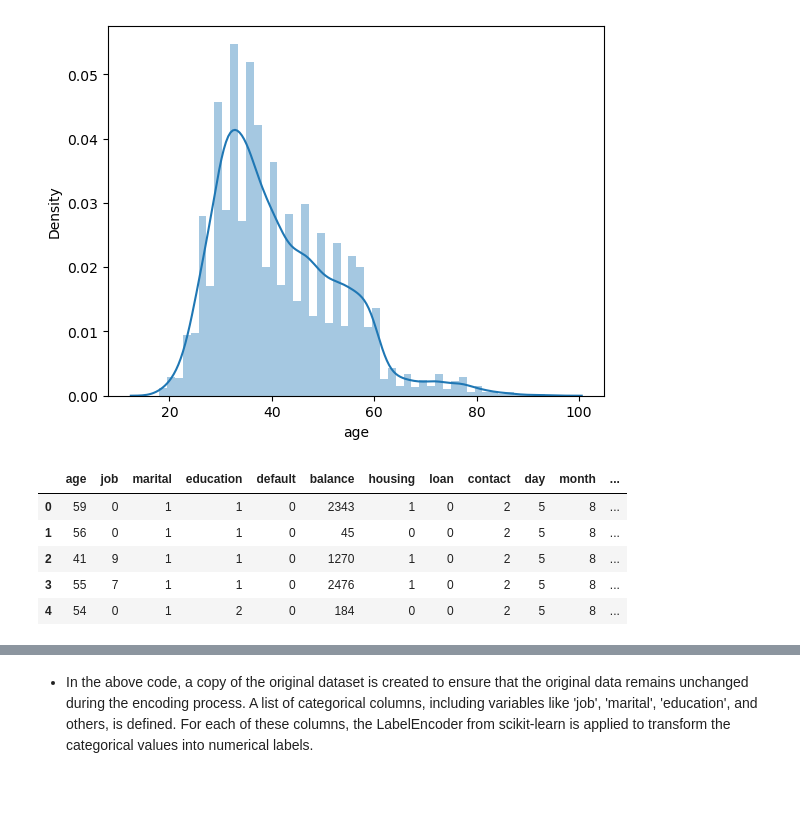
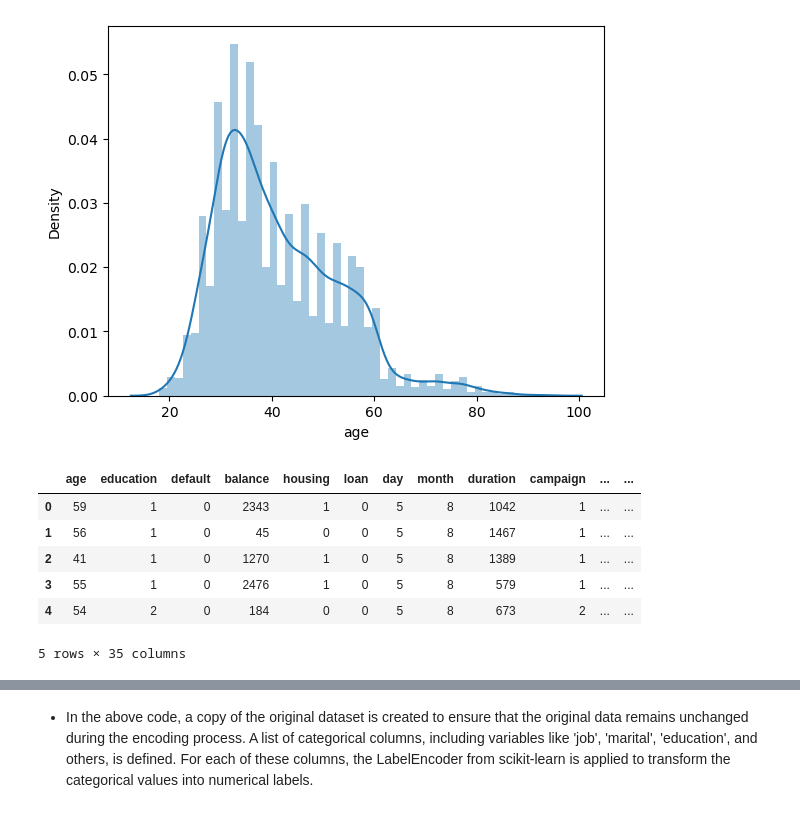
Before and after one commit to HermelaDev/PRODIGY_DS_03, a Jupyter notebook: bank.ipynb, the cells around one changed output, grey strips where cells are left out. Saved outputs shown, nothing was run; the diff lists cells and outputs as text; code cells hidden in the pictures.

```diff
--- a/bank.ipynb
+++ b/bank.ipynb
@@ -245,23 +249,28 @@ sns.distplot(df['age'])
 <Axes: xlabel='age', ylabel='Density'>
 [figure]
 # %%
-# Create a copy of the dataset for encoding
+from sklearn.preprocessing import LabelEncoder
+from sklearn.preprocessing import OneHotEncoder
+
+# Create a copy of the original dataframe
 df_encoded = df.copy()
 
-# List of columns to be encoded
-categorical_columns = ['job', 'marital', 'education', 'default', 'housing', 'loan', 'contact', 'month', 'poutcome', 'deposit']
+# Label Encoding for ordered or binary columns
+label_columns = ['education', 'deposit', 'default', 'housing', 'loan', 'month']
+for col in label_columns:
+    le = LabelEncoder()
+    df_encoded[col] = le.fit_transform(df_encoded[col])
 
-# Apply Label Encoding
-for col in categorical_columns:
-    le = LabelEncoder()
-    df_encoded[col] = le.fit_transform(df_encoded[col])  # Apply transformation to df_encoded
+# One-Hot Encoding for unordered categorical columns
+df_encoded = pd.get_dummies(df_encoded, columns=['job', 'marital', 'contact', 'poutcome'])
 
-# Displaying the first few rows of the encoded dataset
+# Show the encoded dataframe
 df_encoded.head()
 # %% [output]
-|  | age | job | marital | education | default | balance | housing | loan | contact | day | month | ... |
-| 0 | 59 | 0 | 1 | 1 | 0 | 2343 | 1 | 0 | 2 | 5 | 8 | ... |
-| 1 | 56 | 0 | 1 | 1 | 0 | 45 | 0 | 0 | 2 | 5 | 8 | ... |
-| 2 | 41 | 9 | 1 | 1 | 0 | 1270 | 1 | 0 | 2 | 5 | 8 | ... |
-| 3 | 55 | 7 | 1 | 1 | 0 | 2476 | 1 | 0 | 2 | 5 | 8 | ... |
-| 4 | 54 | 0 | 1 | 2 | 0 | 184 | 0 | 0 | 2 | 5 | 8 | ... |
+|  | age | education | default | balance | housing | loan | day | month | duration | campaign | ... | ... |
+| 0 | 59 | 1 | 0 | 2343 | 1 | 0 | 5 | 8 | 1042 | 1 | ... | ... |
+| 1 | 56 | 1 | 0 | 45 | 0 | 0 | 5 | 8 | 1467 | 1 | ... | ... |
+| 2 | 41 | 1 | 0 | 1270 | 1 | 0 | 5 | 8 | 1389 | 1 | ... | ... |
+| 3 | 55 | 1 | 0 | 2476 | 1 | 0 | 5 | 8 | 579 | 1 | ... | ... |
+| 4 | 54 | 2 | 0 | 184 | 0 | 0 | 5 | 8 | 673 | 2 | ... | ... |
+5 rows × 35 columns
```
Also changed, not shown: parts of 19 cells of this notebook.
